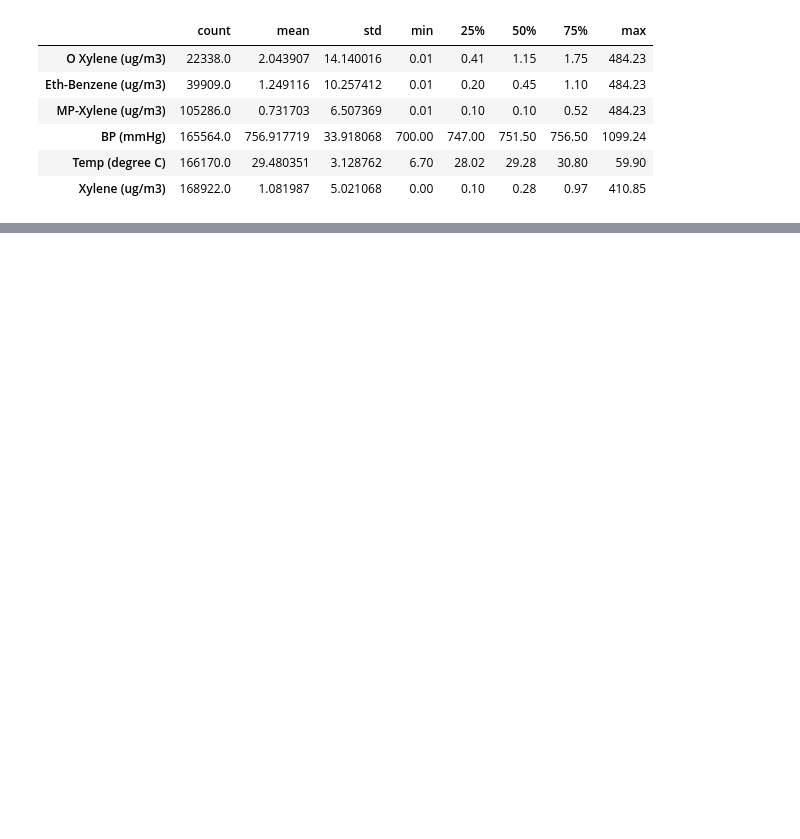
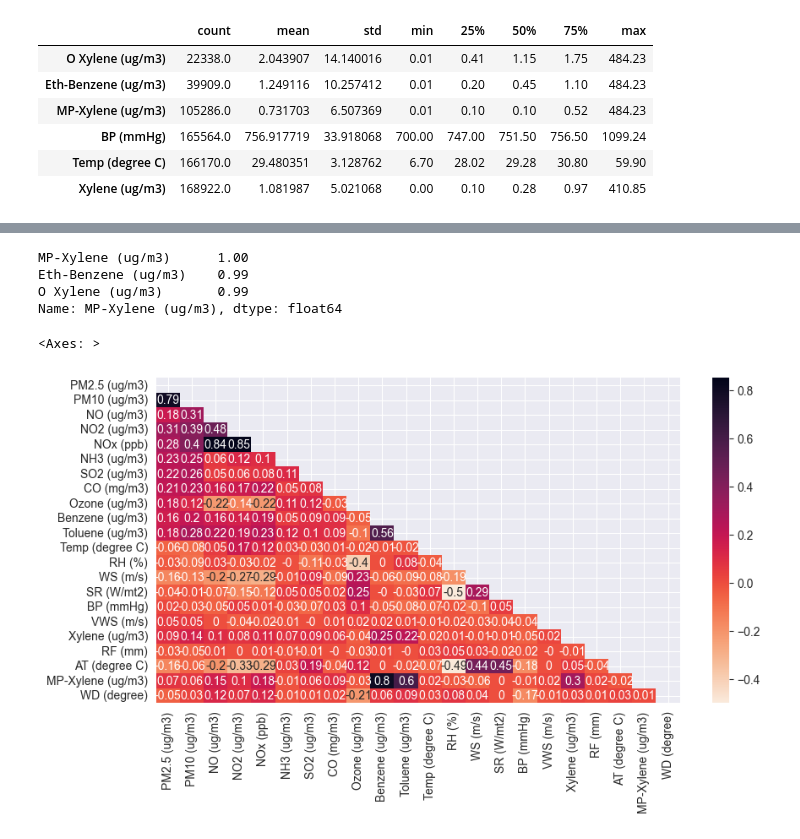
Before and after one commit to PyFon-hub/Masters_Thesis, a Jupyter notebook: Data_Analysis/Exploratory_Data_Analysis.ipynb, the cells around one changed output, grey strips where cells are left out. Drawn from its saved outputs; the diff is of its cells as text; code cells hidden in the pictures; blank space fills up the shorter version.

```diff
--- a/Data_Analysis/Exploratory_Data_Analysis.ipynb
+++ b/Data_Analysis/Exploratory_Data_Analysis.ipynb
@@ -672,0 +682,24 @@ df[candidates_to_drop].describe().T.sort_values(['count'], ascending= True)
+# %%
+corr_target = abs(threshold_corr['MP-Xylene (ug/m3)'])
+relevant_features = corr_target[corr_target>0.9]
+relevant_features.sort_values(ascending=False)
+# %% [output]
+MP-Xylene (ug/m3)      1.00
+Eth-Benzene (ug/m3)    0.99
+O Xylene (ug/m3)       0.99
+Name: MP-Xylene (ug/m3), dtype: float64
+# %%
+try:
+    df.drop(columns= ['Eth-Benzene (ug/m3)', 'O Xylene (ug/m3)'], inplace= True)
+    pass
+except:
+    pass
+# %%
+corr = df.loc[:, df.columns != 'city'].corr(method= 'pearson').round(2)
+mask =  np.triu(np.ones_like(corr, dtype= bool))
+
+plt.figure(figsize= (10,5))
+sns.heatmap(data= corr, mask= mask, annot = True, cmap= 'rocket_r')
+# %% [output]
+<Axes: >
+[figure, added]
```
Also changed, not shown: parts of 9 cells of this notebook.
